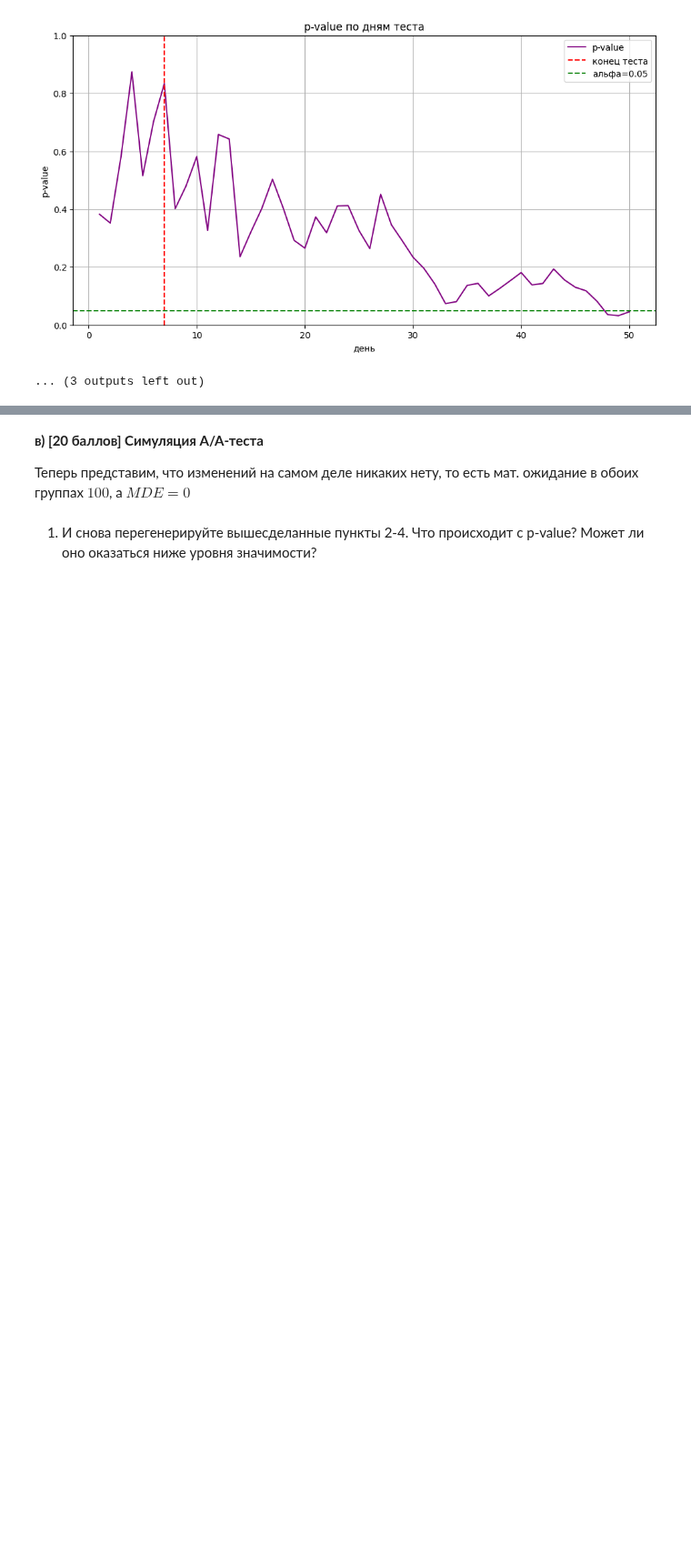
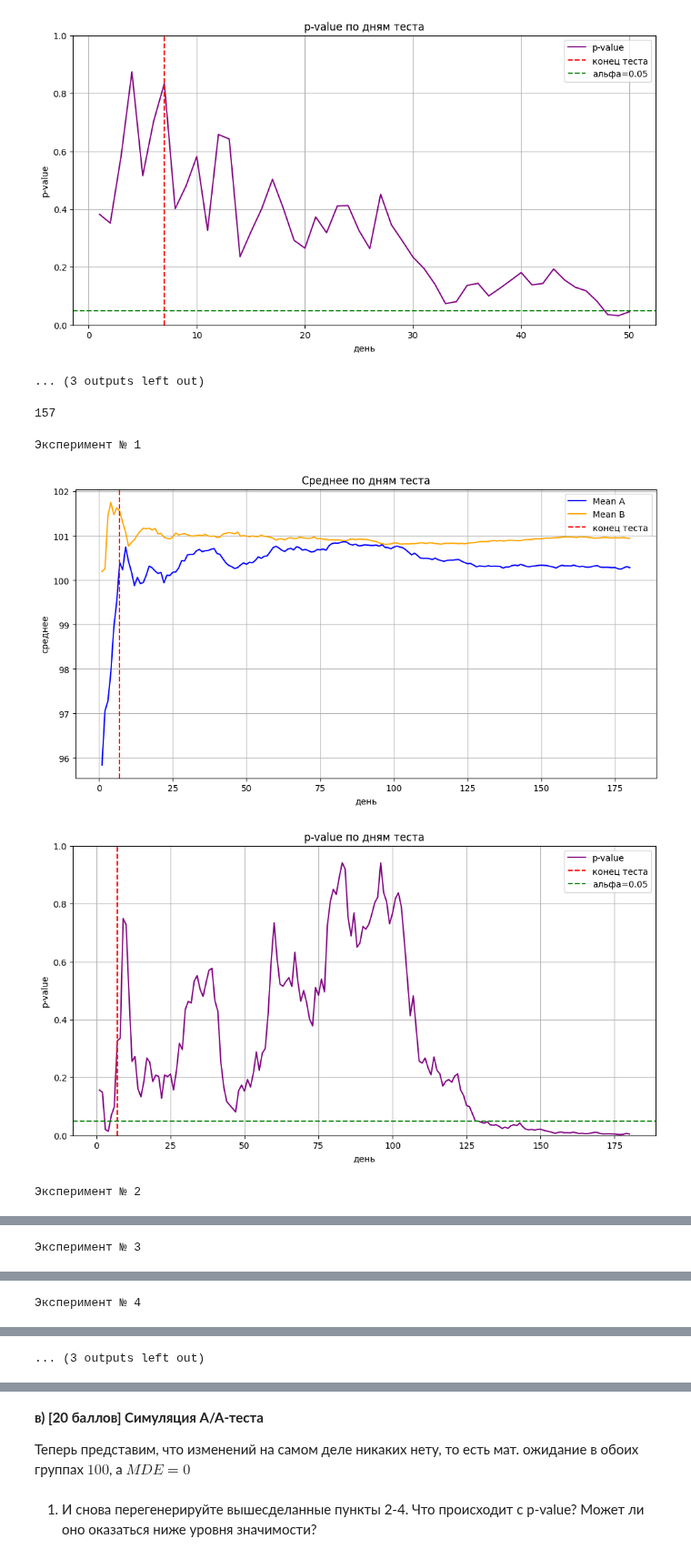
Before and after one commit to PavelMKh/HSE-AI, a Jupyter notebook: Math/stat_hw6.ipynb, the cells around one changed output, grey strips where cells are left out. Shown at 91% size. Saved outputs shown, nothing was run; the diff lists cells and outputs as text; code cells hidden in the pictures; blank space fills up the shorter version.

```diff
--- a/Math/stat_hw6.ipynb
+++ b/Math/stat_hw6.ipynb
@@ -866,3 +866,23 @@ for i in range(5):
 [figure]
 [figure]
 ... (3 outputs left out)
+# %%
+# посчитаем сколько дней надо для MDE = 1
+mde, std_a, std_b, a, b = 1, 40, 20, 0.05, 0.2
+z_a, z_b = sts.norm.ppf(1 - a/2), sts.norm.ppf(1 - b)
+
+n_one_group = (std_a ** 2 + std_b ** 2) * ((z_a + z_b) ** 2) / mde ** 2
+n_two_group = 2 * n_one_group
+days = int(np.ceil(n_two_group / 200))
+days
+# %% [output]
+157
+# %%
+for i in range(5):
+    print(f"Эксперимент № {i + 1}")
+    ab_test(num_days= 180, mu_B=101)
+# %% [output]
+Эксперимент № 1
+[figure, added]
+[figure, added]
+Эксперимент № 2
@@ -868,0 +891 @@ for i in range(5):
+Эксперимент № 3
@@ -868,0 +894 @@ for i in range(5):
+Эксперимент № 4
@@ -868,0 +897 @@ for i in range(5):
+... (3 outputs left out)
```
Also changed, not shown: parts of 2 cells of this notebook.
